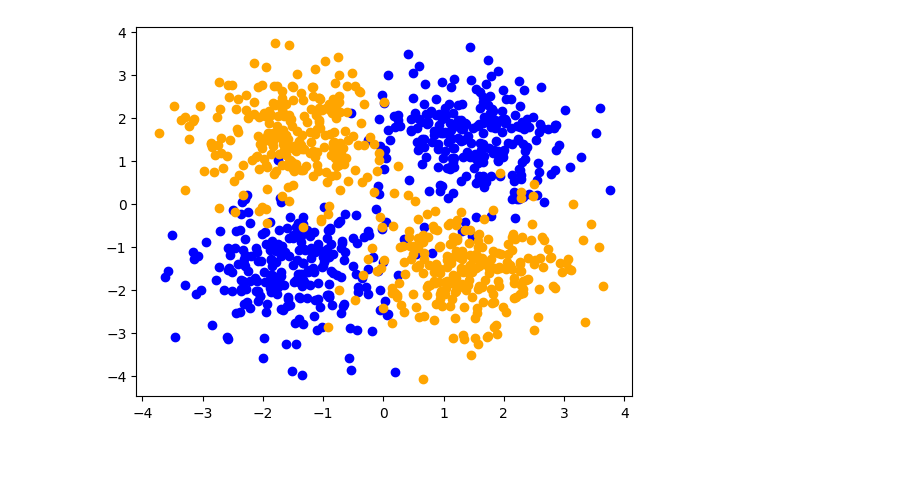
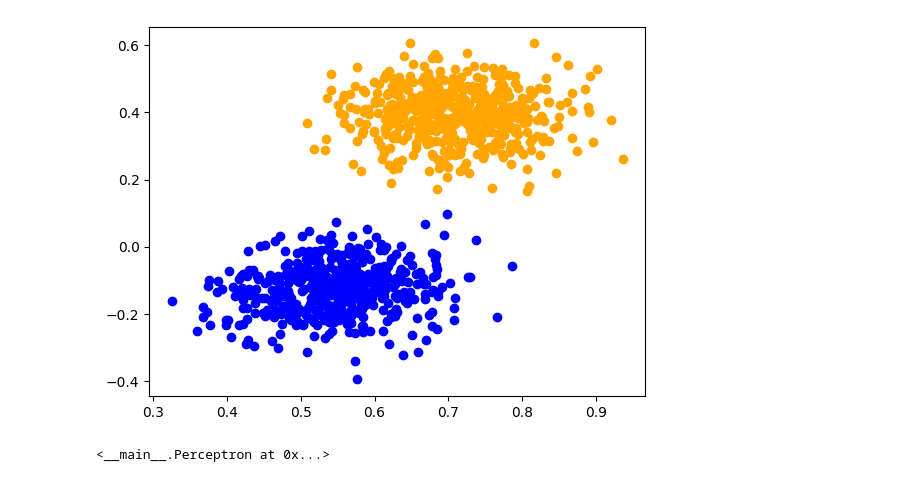
Before and after one commit to F1ameX/Modern-Methods-of-Deep-Machine-Learning, a Jupyter notebook: 2_elementary_perceptron/2_elementary_perceptron.ipynb, the cells around one changed output. Drawn from its saved outputs; the diff is of its cells as text; code cells hidden in the pictures.

Commit message:
elementary perceptron full implementation added

```diff
--- a/2_elementary_perceptron/2_elementary_perceptron.ipynb
+++ b/2_elementary_perceptron/2_elementary_perceptron.ipynb
@@ -219,11 +310,11 @@ def make_spiral(n_samples : int = 100,
 # %%
-X, y = make_xor(n_samples = 1000, noise = 0.8, scale = 1.5, random_state = 52)
+X, y = make_blobs(n_samples = 1000, cluster_std = 0.075)
 
 X_neg = X[y == 0]
 X_pos = X[y == 1]
 
 plt.scatter(X_neg[:, 0], X_neg[:, 1], color = 'blue')
 plt.scatter(X_pos[:, 0], X_pos[:, 1], color = 'orange')
 plt.show()
 # %% [output]
-[figure, old version]
+[figure, new version]
@@ -310,0 +321,5 @@ class Perceptron:
+# %%
+elementary_perceptron = Perceptron(activation_function = 'sigmoid', fit_intercept = True)
+elementary_perceptron.fit(X, y, random_state = 52, learning_rate = 0.001, n_epochs = 100000)
+# %% [output]
+<__main__.Perceptron at 0x...>
```
Also changed, not shown: parts of 4 cells of this notebook.
